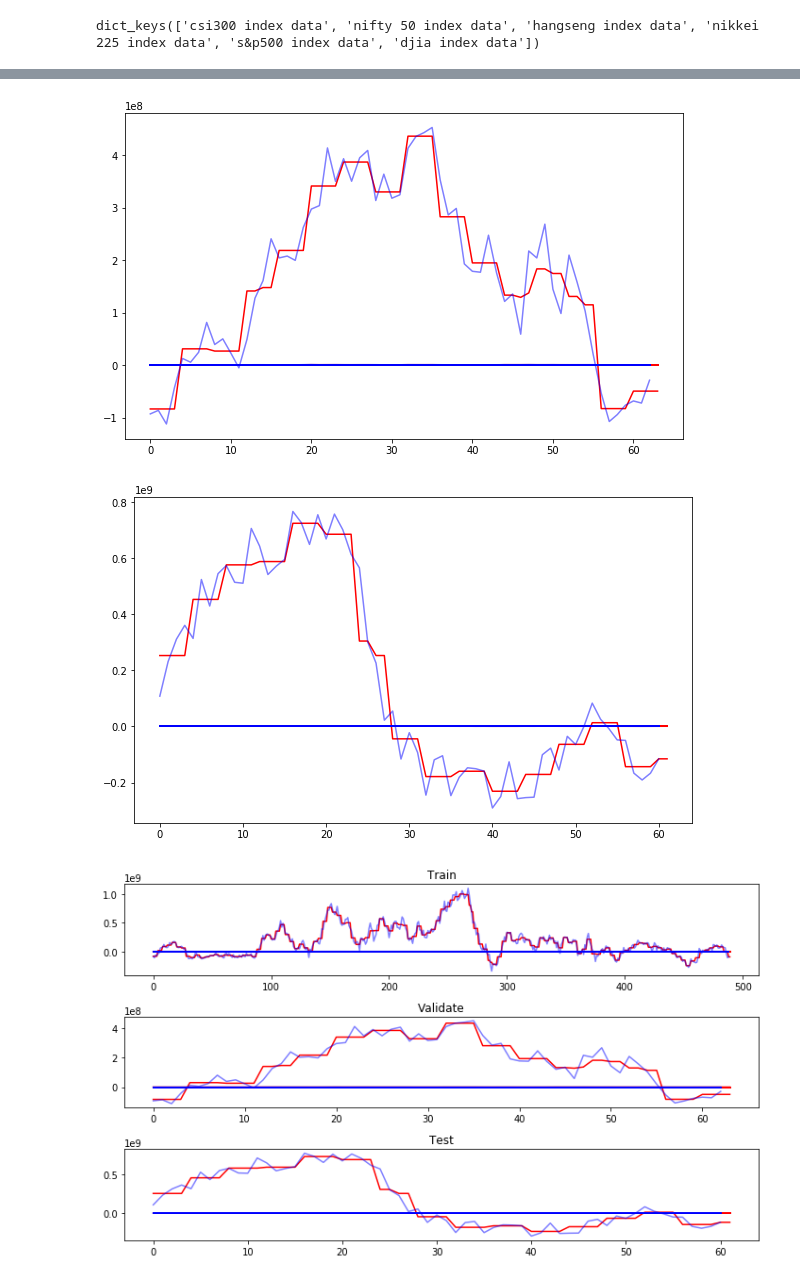
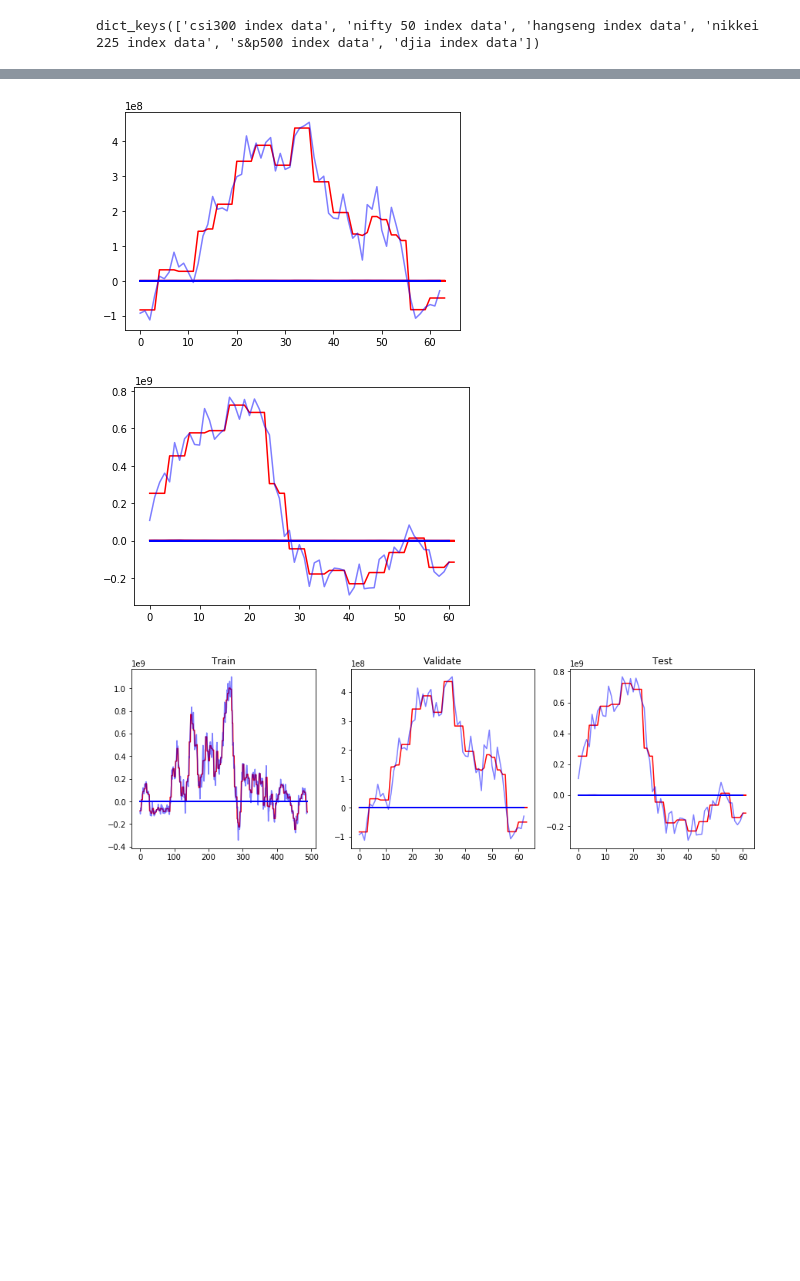
Before and after one commit to timothyyu/wsae-lstm, a Jupyter notebook: notebooks/2b wavelet tvt split exploration continued.ipynb, the cells around one changed output, grey strips where cells are left out. Cells and saved outputs as stored; diff of their text form; code cells hidden in the pictures; blank space fills up the shorter version.

Commit message:
plt subplots for tvt split update

```diff
--- a/notebooks/2b wavelet tvt split exploration continued.ipynb
+++ b/notebooks/2b wavelet tvt split exploration continued.ipynb
@@ -22,4 +22,4 @@ from statsmodels.robust import mad
 # Internal Imports
 from wsae_lstm.utils import dictmap_load, pickle_load
 # %%
-plt.rcParams["figure.figsize"] = (10,6)
+#plt.rcParams["figure.figsize"] = (10,6)
@@ -191,30 +185,30 @@ plt.plot(dict_dataframes_index['csi300 index data'][1][1].values,'b',alpha=0.5,
 plt.plot(denoised_data_validate,'r',label='denoised validate data');
 plt.plot(dict_dataframes_index['csi300 index data'][1][2].values,'b',alpha=0.5,label='validate data');
 # %% [output]
-[figure, old version]
+[figure, new version]
 # %%
 plt.plot(denoised_data_test,'r',label='denoised test data');
 plt.plot(dict_dataframes_index['csi300 index data'][1][3].values,'b',alpha=0.5,label='test data');
 # %% [output]
-[figure, old version]
+[figure, new version]
 # %%
-fig, ((ax1, ax2,ax3)) = plt.subplots(3, 1)
+fig, ((ax1, ax2,ax3)) = plt.subplots(1, 3,constrained_layout=True,figsize=(12,4))
 ax1.set_title('Train')
 ax1.plot(denoised_data_train,'r',label='denoised train data');
 ax1.plot(dict_dataframes_index['csi300 index data'][1][1].values,'b',alpha=0.5, label='train data');
 
 ax2.set_title('Validate')
 ax2.plot(denoised_data_validate,'r',label='denoised validate data');
 ax2.plot(dict_dataframes_index['csi300 index data'][1][2].values,'b',alpha=0.5,label='validate data');
 
 ax3.set_title('Test')
 ax3.plot(denoised_data_test,'r',label='denoised test data');
 ax3.plot(dict_dataframes_index['csi300 index data'][1][3].values,'b',alpha=0.5,label='test data');
 #plt.legend()
 plt.tight_layout()
 plt.show()
 # %% [output]
-[figure, old version]
+[figure, new version]
 # %%
 # handles, labels = plt.gca().get_legend_handles_labels()
 # by_label = OrderedDict(zip(labels, handles))
```
Also changed, not shown: parts of 9 cells of this notebook.
